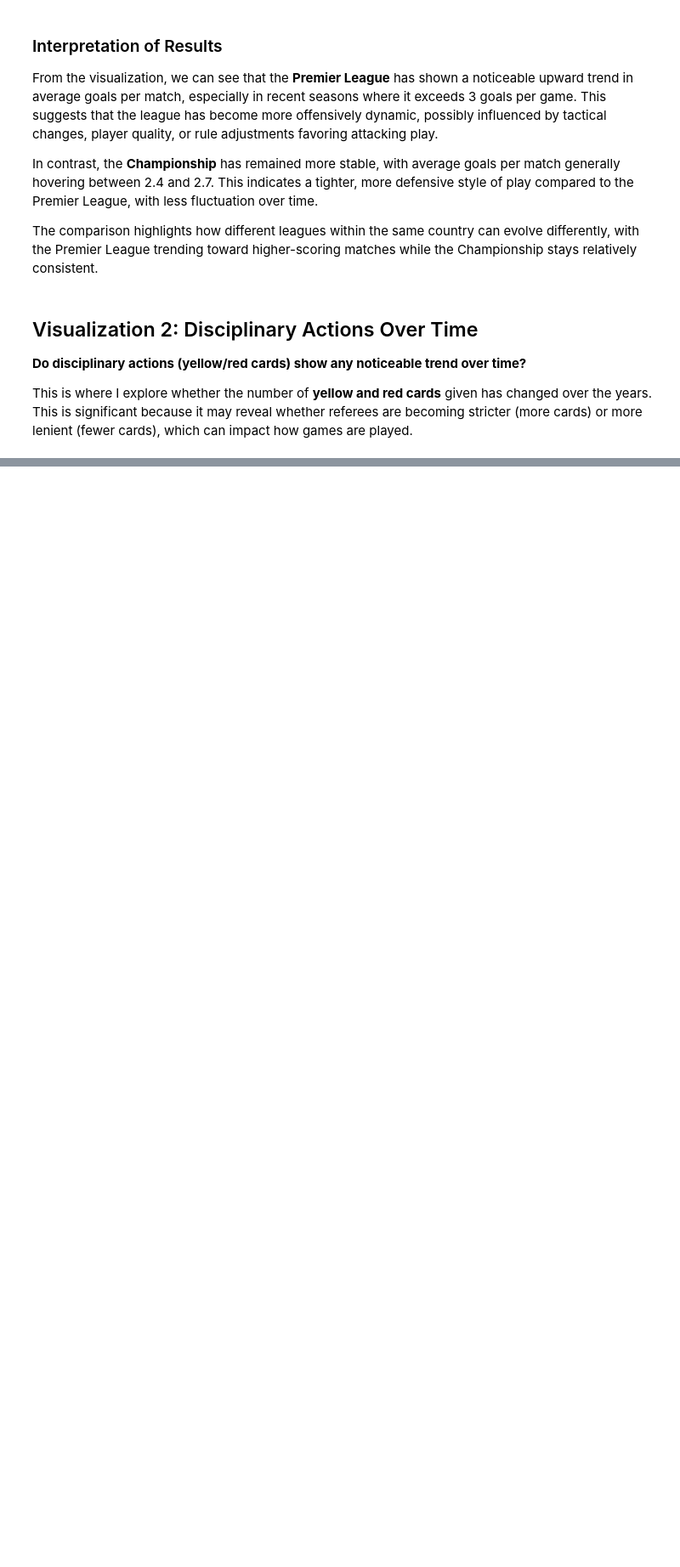
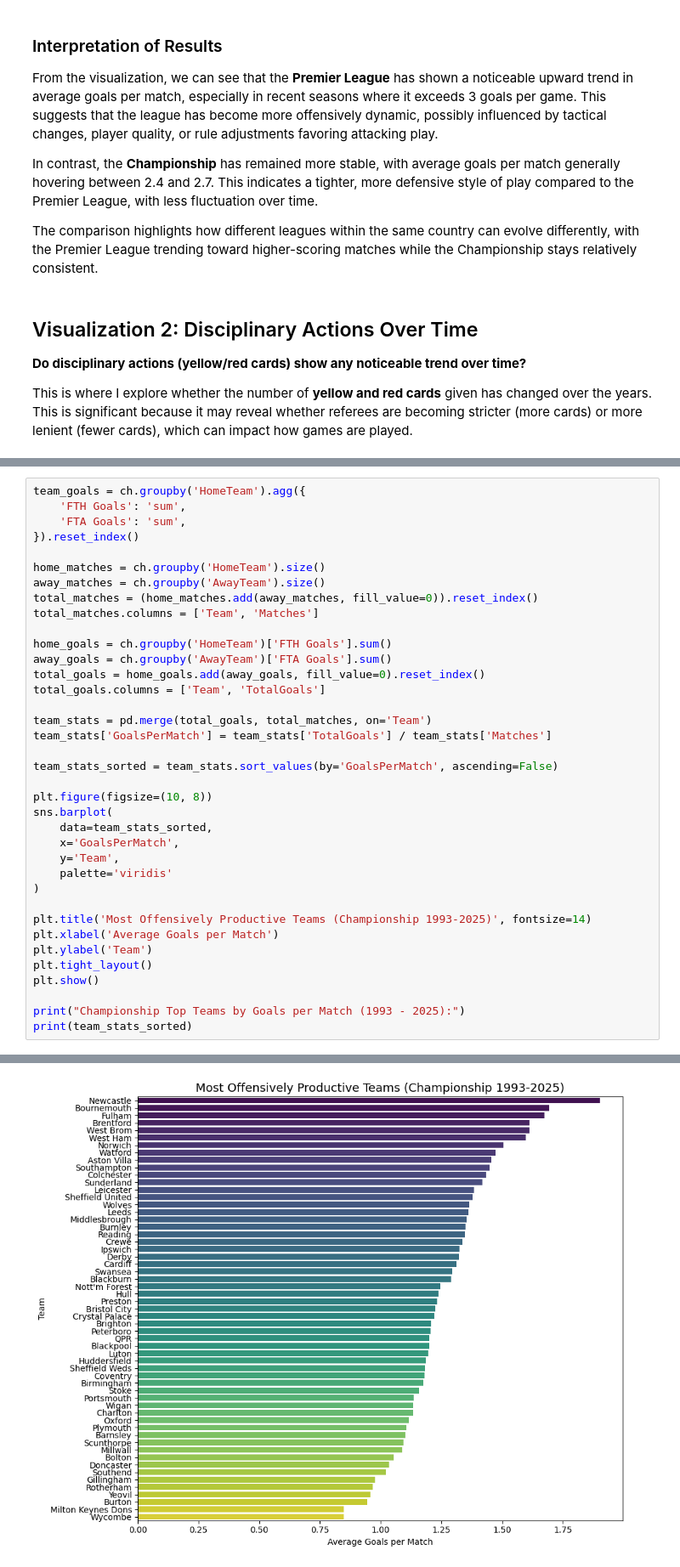
Before and after one commit to kotharisoumil/Premier-League-and-Championship-Analysis, a Jupyter notebook: Premier League and Championship Analysis.ipynb, the cells around one changed output, grey strips where cells are left out. Shown at 85% size. Saved outputs shown, nothing was run; the diff lists cells and outputs as text; blank space fills up the shorter version.

```diff
--- a/Premier League and Championship Analysis.ipynb
+++ b/Premier League and Championship Analysis.ipynb
@@ -225,0 +366,38 @@ plt.show()
+# %%
+team_goals = ch.groupby('HomeTeam').agg({
+    'FTH Goals': 'sum',
+    'FTA Goals': 'sum',
+}).reset_index()
+
+home_matches = ch.groupby('HomeTeam').size()
+away_matches = ch.groupby('AwayTeam').size()
+total_matches = (home_matches.add(away_matches, fill_value=0)).reset_index()
+total_matches.columns = ['Team', 'Matches']
+
+home_goals = ch.groupby('HomeTeam')['FTH Goals'].sum()
+away_goals = ch.groupby('AwayTeam')['FTA Goals'].sum()
+total_goals = home_goals.add(away_goals, fill_value=0).reset_index()
+total_goals.columns = ['Team', 'TotalGoals']
+
+team_stats = pd.merge(total_goals, total_matches, on='Team')
+team_stats['GoalsPerMatch'] = team_stats['TotalGoals'] / team_stats['Matches']
+
+team_stats_sorted = team_stats.sort_values(by='GoalsPerMatch', ascending=False)
+
+plt.figure(figsize=(10, 8))
+sns.barplot(
+    data=team_stats_sorted,
+    x='GoalsPerMatch',
+    y='Team',
+    palette='viridis'
+)
+
+plt.title('Most Offensively Productive Teams (Championship 1993-2025)', fontsize=14)
+plt.xlabel('Average Goals per Match')
+plt.ylabel('Team')
+plt.tight_layout()
+plt.show()
+
+print("Championship Top Teams by Goals per Match (1993 - 2025):")
+print(team_stats_sorted)
+# %% [output]
@@ -225,0 +407 @@ plt.show()
+[figure, added]
```
Also changed, not shown: parts of 13 cells of this notebook.
